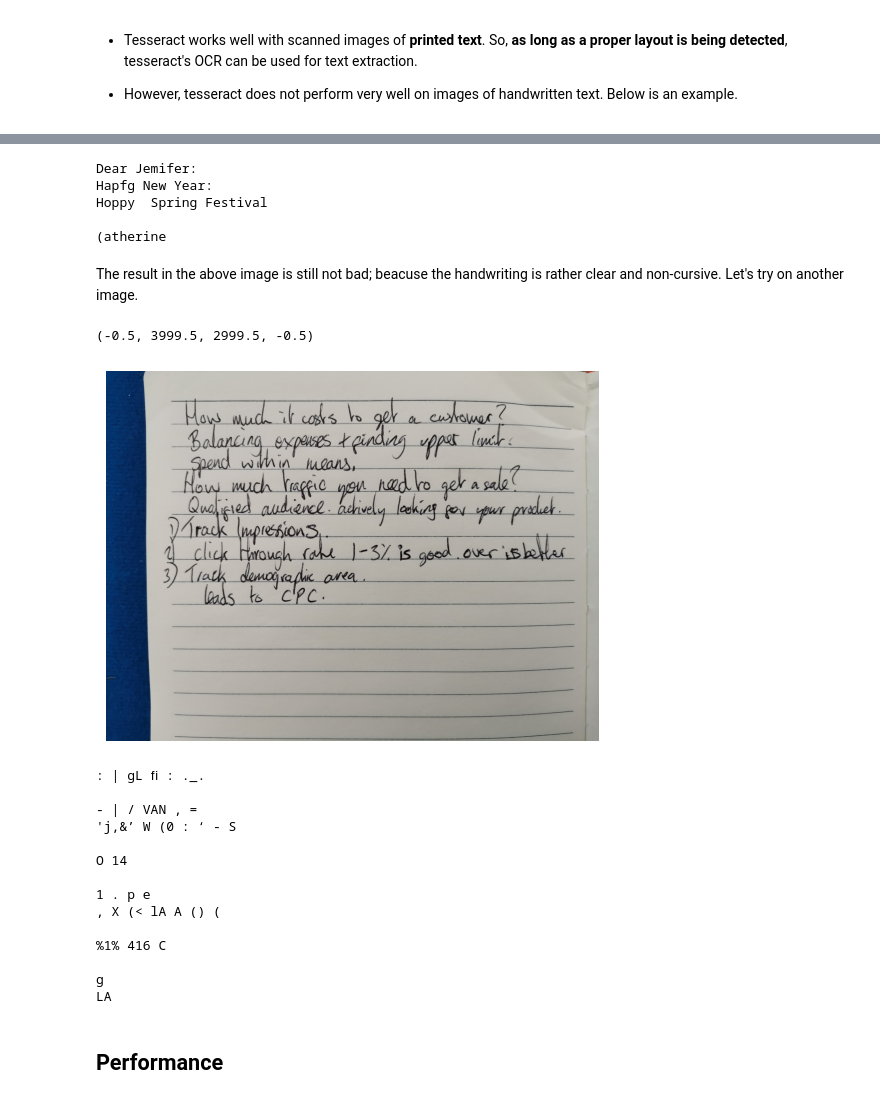
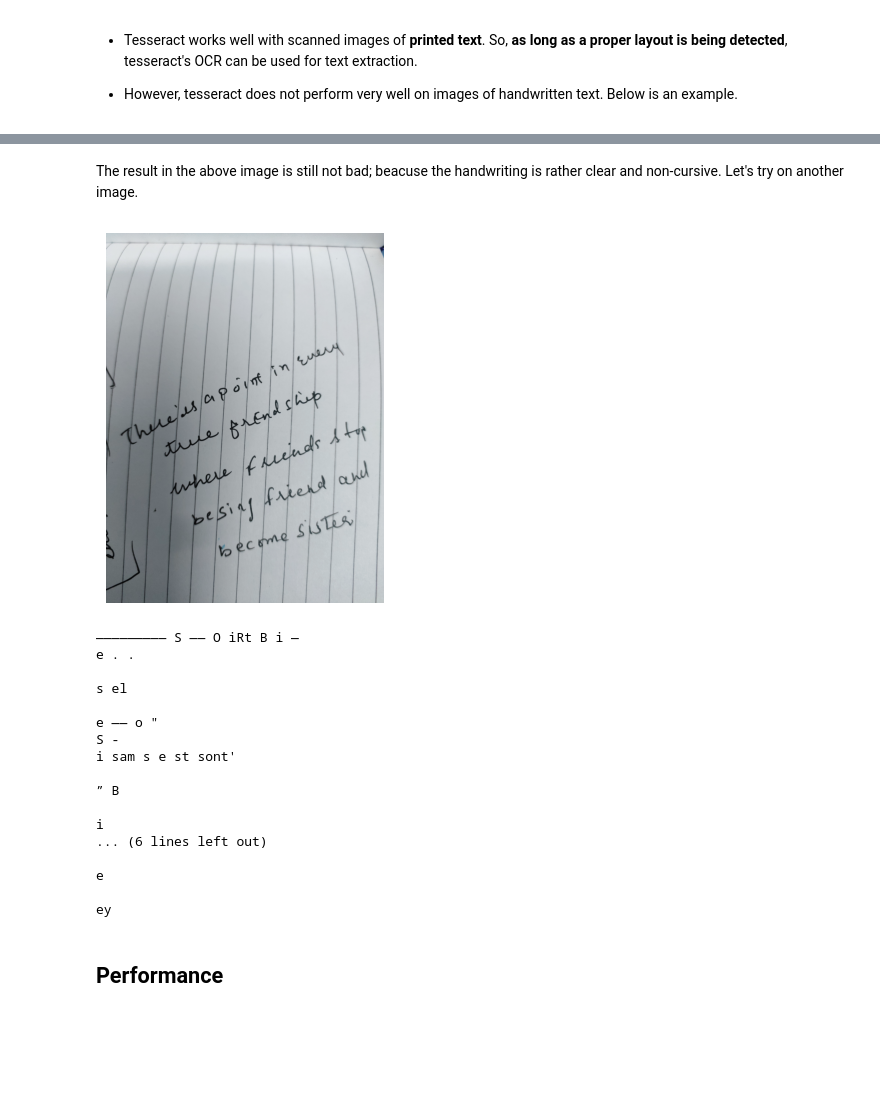
Before and after one commit to nikinbaidar/Handwritten-Document-Conversion, a Jupyter notebook: notebook/index.ipynb, the cells around one changed output, grey strips where cells are left out. Saved outputs shown, nothing was run; the diff lists cells and outputs as text; code cells hidden in the pictures; blank space fills up the shorter version.

```diff
--- a/notebook/index.ipynb
+++ b/notebook/index.ipynb
@@ -89,7 +90,8 @@ test
 # %% [output]
 PosixPath('/home/nikin/projects/Handwritten-Document-Conversion/data/test')
 # %%
-images = [cv.cvtColor(cv.imread(test.joinpath(img).as_posix()), cv.COLOR_BGR2RGB) for img in test.iterdir()]
+# images = [cv.cvtColor(cv.imread(test.joinpath(img).as_posix()), cv.COLOR_BGR2RGB) for img in test.iterdir()]
+images = [ cv.imread(img_path.as_posix()) for img_path in test.iterdir() ]
 # %% [markdown]
 ## Modeling
 # %% [markdown]
@@ -219,38 +220,33 @@ plt.axis('off')
-# %%
-print(ocr_agent.detect(img))
-# %% [output]
-Dear Jemifer:
-Hapfg New Year:
-Hoppy  Spring Festival
-
-(atherine
 # %% [markdown]
 The result in the above image is still not bad; beacuse the handwriting is
 rather clear and non-cursive. Let's try on another image.
 # %%
 img=images[28]
 plt.imshow(img)
 plt.axis('off')
+(Image.fromarray(img)).save('z.png')
 # %% [output]
-(-0.5, 3999.5, 2999.5, -0.5)
-[figure, old version]
+[figure, new version]
 # %%
 print(ocr_agent.detect(img))
 # %% [output]
-: | gL ﬁ : ._.
+————————— S —— O iRt B i —
+e . .
 
-- | / VAN , =
-'j,&’ W (0 : ‘ - S
+s el
 
-O 14
+e —— o "
+S -
+i sam s e st sont'
 
-1 . p e
-, X (< lA A () (
+” B
 
-%1% 416 C
+i
+... (6 lines left out)
 
-g
-LA
+e
+
+ey
 # %%
 def log():
     with open('./performance.csv', 'a+') as performance:
```
Also changed, not shown: parts of 11 cells of this notebook, 13 other files.
